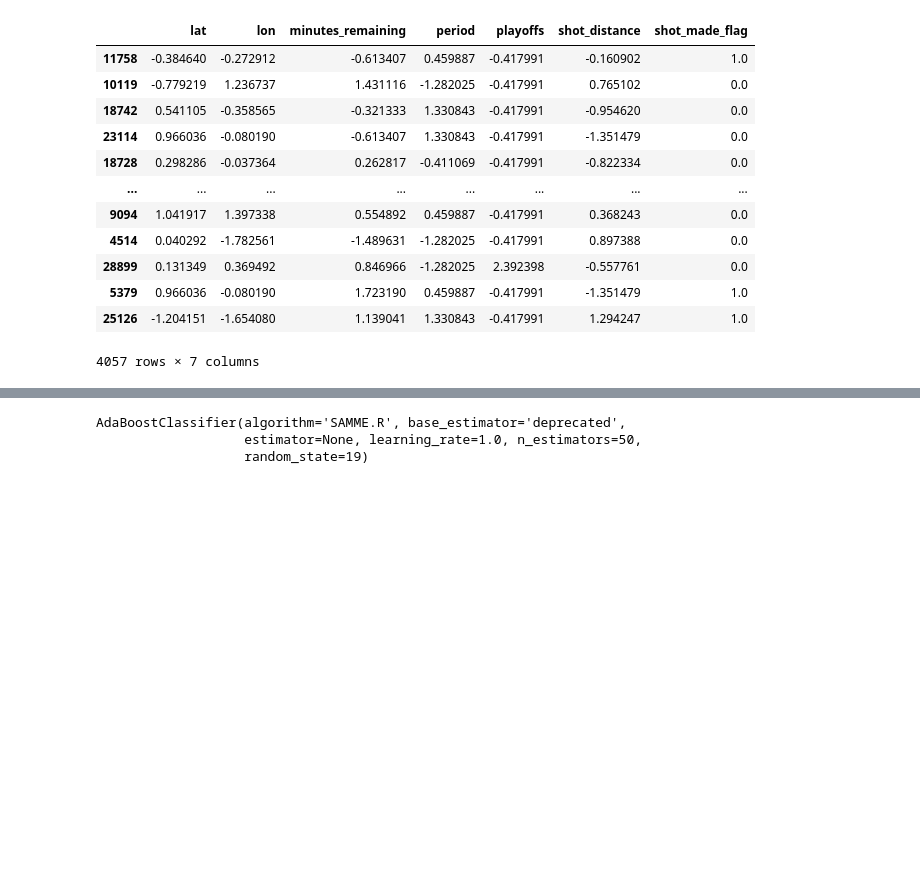
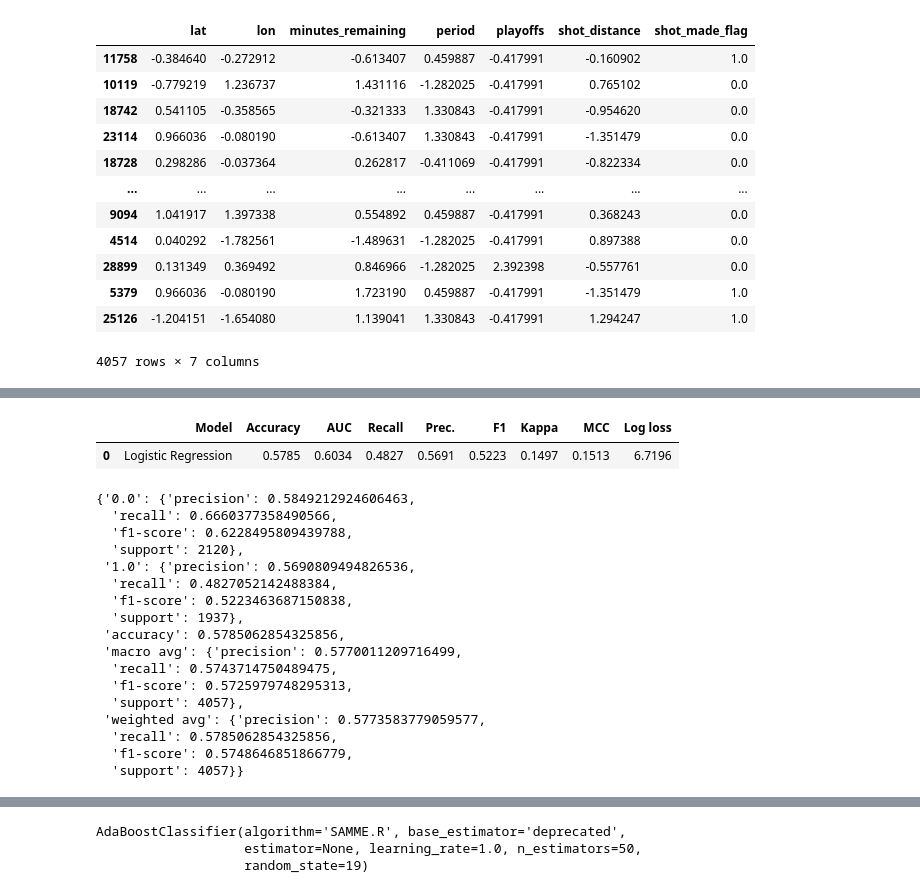
Before and after one commit to andre-lucena12/kobe-shots, a Jupyter notebook: notebooks/rascunho.ipynb, the cells around one changed output, grey strips where cells are left out. Cells and saved outputs as stored; diff of their text form; code cells hidden in the pictures; blank space fills up the shorter version.

```diff
--- a/notebooks/rascunho.ipynb
+++ b/notebooks/rascunho.ipynb
@@ -124 +170,29 @@ Name: f1_score, dtype: object
+# %%
+y_true = data_test['shot_made_flag']
+X_test = data_test.drop(columns='shot_made_flag')
+y_pred_proba = tuned_lr_model.predict_proba(X_test)
+y_pred = predict_model(tuned_lr_model, data= data_test)['prediction_label']
+
+report = classification_report(y_true, y_pred, output_dict= True)
+report
+# %% [output]
+|  | Model | Accuracy | AUC | Recall | Prec. | F1 | Kappa | MCC | Log loss |
+| 0 | Logistic Regression | 0.5785 | 0.6034 | 0.4827 | 0.5691 | 0.5223 | 0.1497 | 0.1513 | 6.7196 |
+{'0.0': {'precision': 0.5849212924606463,
+  'recall': 0.6660377358490566,
+  'f1-score': 0.6228495809439788,
+  'support': 2120},
+ '1.0': {'precision': 0.5690809494826536,
+  'recall': 0.4827052142488384,
+  'f1-score': 0.5223463687150838,
+  'support': 1937},
+ 'accuracy': 0.5785062854325856,
+ 'macro avg': {'precision': 0.5770011209716499,
+  'recall': 0.5743714750489475,
+  'f1-score': 0.5725979748295313,
+  'support': 4057},
+ 'weighted avg': {'precision': 0.5773583779059577,
+  'recall': 0.5785062854325856,
+  'f1-score': 0.5748646851866779,
+  'support': 4057}}
 # %%
```
Also changed, not shown: parts of 7 cells of this notebook, 3 other files.
